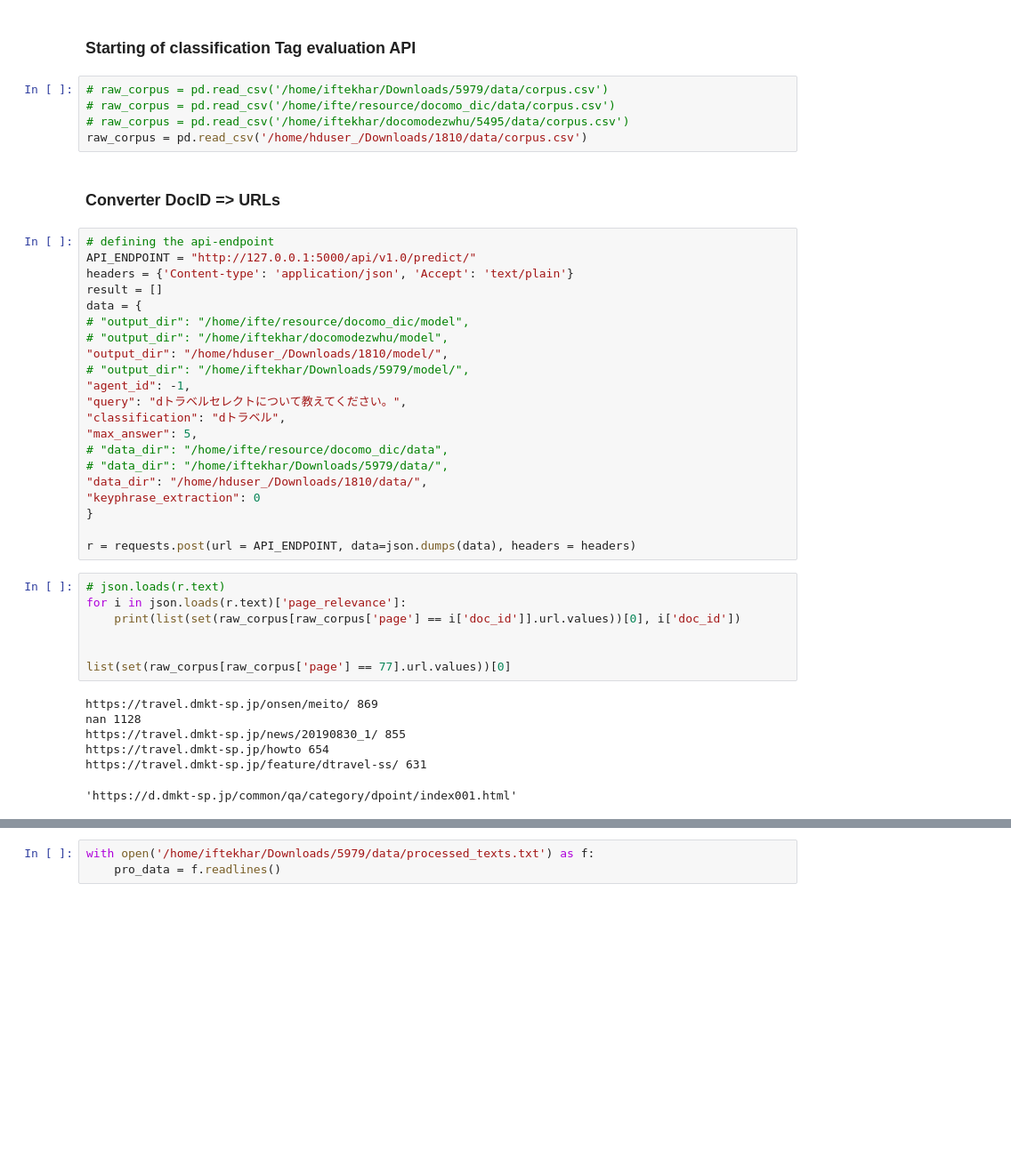
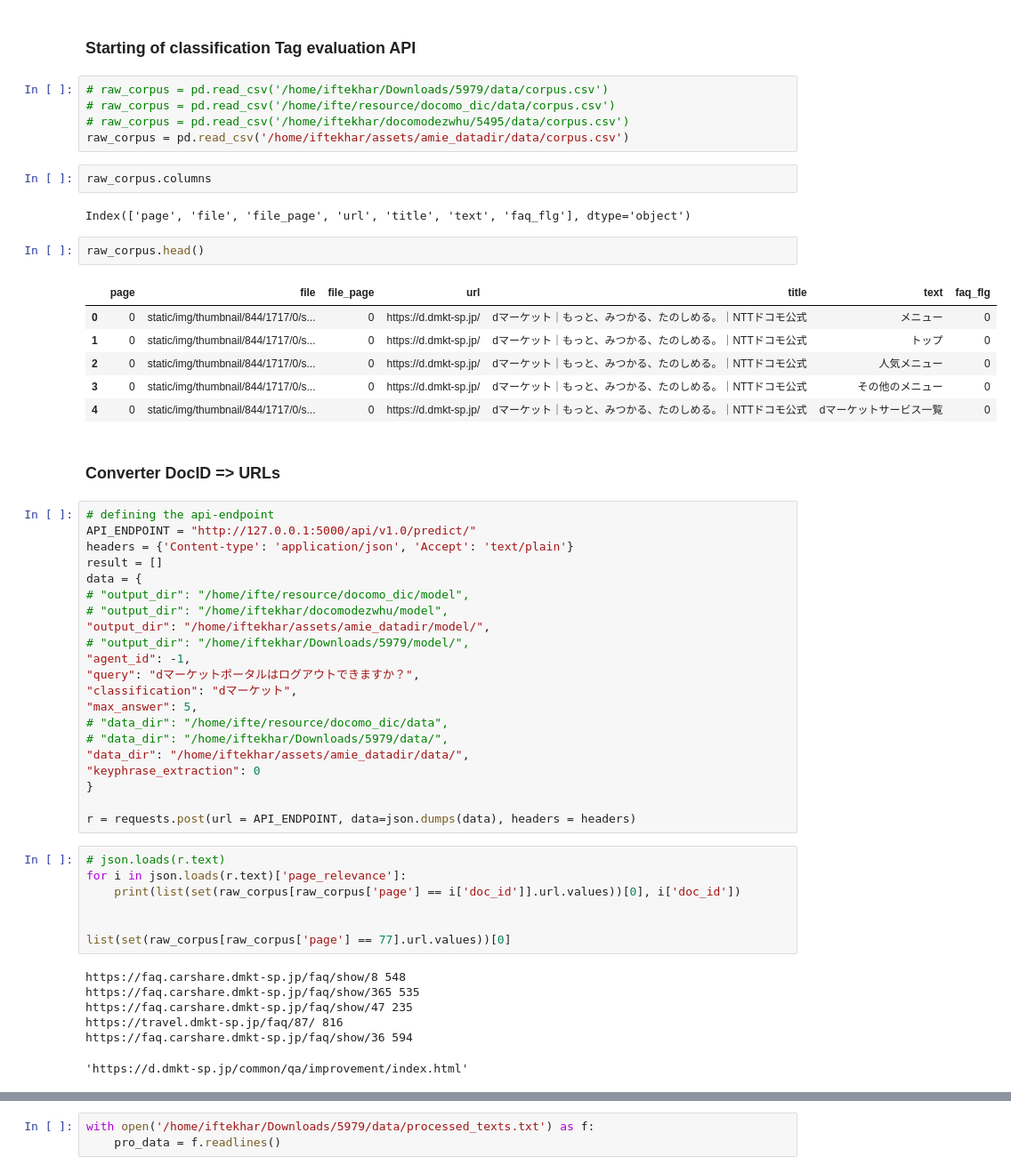
Before and after one commit to Iftekhar-mobin/AI-system, a Jupyter notebook: Helpers/classification_tag_analysis.ipynb, the cells around one changed output, grey strips where cells are left out. Shown at 89% size. Cells and saved outputs as stored; diff of their text form; blank space fills up the shorter version.

```diff
--- a/Helpers/classification_tag_analysis.ipynb
+++ b/Helpers/classification_tag_analysis.ipynb
@@ -9,7 +9,20 @@ import json
 # raw_corpus = pd.read_csv('/home/iftekhar/Downloads/5979/data/corpus.csv')
 # raw_corpus = pd.read_csv('/home/ifte/resource/docomo_dic/data/corpus.csv')
 # raw_corpus = pd.read_csv('/home/iftekhar/docomodezwhu/5495/data/corpus.csv')
-raw_corpus = pd.read_csv('/home/hduser_/Downloads/1810/data/corpus.csv')
+raw_corpus = pd.read_csv('/home/iftekhar/assets/amie_datadir/data/corpus.csv')
+# %%
+raw_corpus.columns
+# %% [output]
+Index(['page', 'file', 'file_page', 'url', 'title', 'text', 'faq_flg'], dtype='object')
+# %%
+raw_corpus.head()
+# %% [output]
+|  | page | file | file_page | url | title | text | faq_flg |
+| 0 | 0 | static/img/thumbnail/844/1717/0/s... | 0 | https://d.dmkt-sp.jp/ | dマーケット｜もっと、みつかる、たのしめる。｜NTTドコモ公式 | メニュー | 0 |
+| 1 | 0 | static/img/thumbnail/844/1717/0/s... | 0 | https://d.dmkt-sp.jp/ | dマーケット｜もっと、みつかる、たのしめる。｜NTTドコモ公式 | トップ | 0 |
+| 2 | 0 | static/img/thumbnail/844/1717/0/s... | 0 | https://d.dmkt-sp.jp/ | dマーケット｜もっと、みつかる、たのしめる。｜NTTドコモ公式 | 人気メニュー | 0 |
+| 3 | 0 | static/img/thumbnail/844/1717/0/s... | 0 | https://d.dmkt-sp.jp/ | dマーケット｜もっと、みつかる、たのしめる。｜NTTドコモ公式 | その他のメニュー | 0 |
+| 4 | 0 | static/img/thumbnail/844/1717/0/s... | 0 | https://d.dmkt-sp.jp/ | dマーケット｜もっと、みつかる、たのしめる。｜NTTドコモ公式 | dマーケットサービス一覧 | 0 |
 # %% [markdown]
 ### Converter DocID => URLs
 # %%
@@ -20,15 +33,15 @@ result = []
 data = {
 # "output_dir": "/home/ifte/resource/docomo_dic/model",
 # "output_dir": "/home/iftekhar/docomodezwhu/model",
-"output_dir": "/home/hduser_/Downloads/1810/model/",
+"output_dir": "/home/iftekhar/assets/amie_datadir/model/",
 # "output_dir": "/home/iftekhar/Downloads/5979/model/",
 "agent_id": -1,
-"query": "dトラベルセレクトについて教えてください。",
-"classification": "dトラベル",
+"query": "dマーケットポータルはログアウトできますか？",
+"classification": "dマーケット",
 "max_answer": 5,
 # "data_dir": "/home/ifte/resource/docomo_dic/data",
 # "data_dir": "/home/iftekhar/Downloads/5979/data/",
-"data_dir": "/home/hduser_/Downloads/1810/data/",
+"data_dir": "/home/iftekhar/assets/amie_datadir/data/",
 "keyphrase_extraction": 0
 }
 
@@ -41,12 +54,12 @@ for i in json.loads(r.text)['page_relevance']:
 
 list(set(raw_corpus[raw_corpus['page'] == 77].url.values))[0]
 # %% [output]
-https://travel.dmkt-sp.jp/onsen/meito/ 869
-nan 1128
-https://travel.dmkt-sp.jp/news/20190830_1/ 855
-https://travel.dmkt-sp.jp/howto 654
-https://travel.dmkt-sp.jp/feature/dtravel-ss/ 631
+https://faq.carshare.dmkt-sp.jp/faq/show/8 548
+https://faq.carshare.dmkt-sp.jp/faq/show/365 535
+https://faq.carshare.dmkt-sp.jp/faq/show/47 235
+https://travel.dmkt-sp.jp/faq/87/ 816
+https://faq.carshare.dmkt-sp.jp/faq/show/36 594
-'https://d.dmkt-sp.jp/common/qa/category/dpoint/index001.html'
+'https://d.dmkt-sp.jp/common/qa/improvement/index.html'
 # %%
 list(set(raw_corpus[raw_corpus['page'] == i['doc_id']].url.values))
 # %% [output]
```
Also changed, not shown: parts of 10 cells of this notebook, 1 other file.
